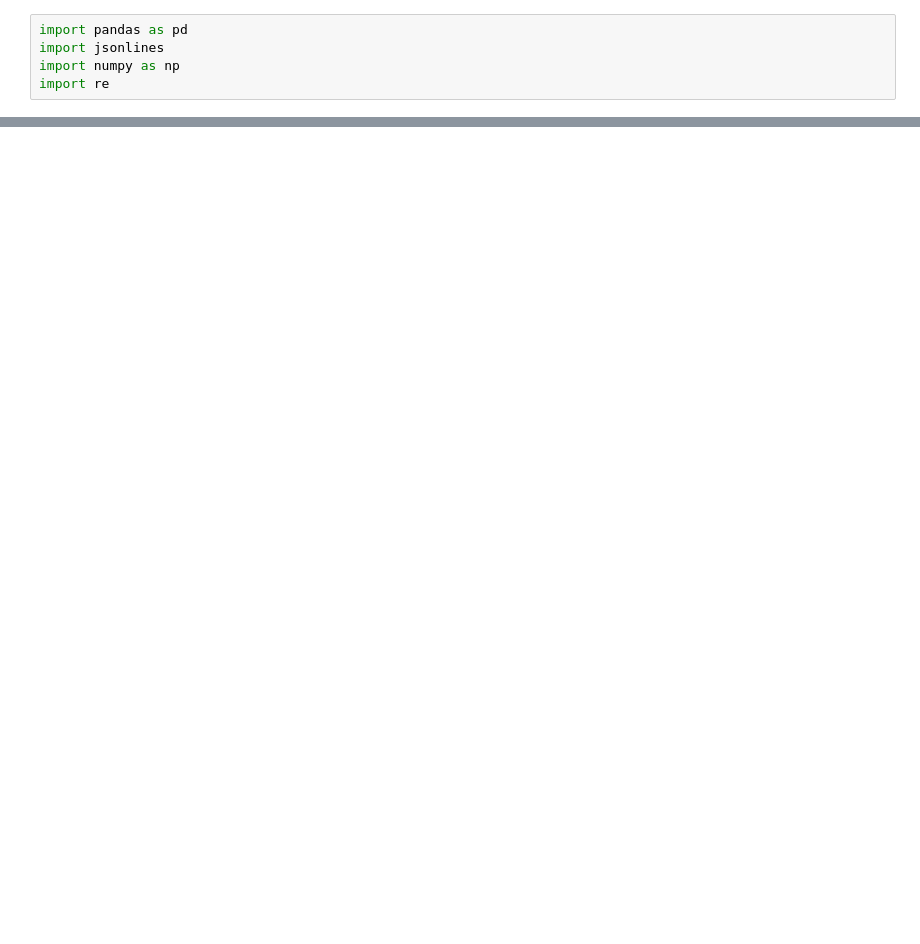
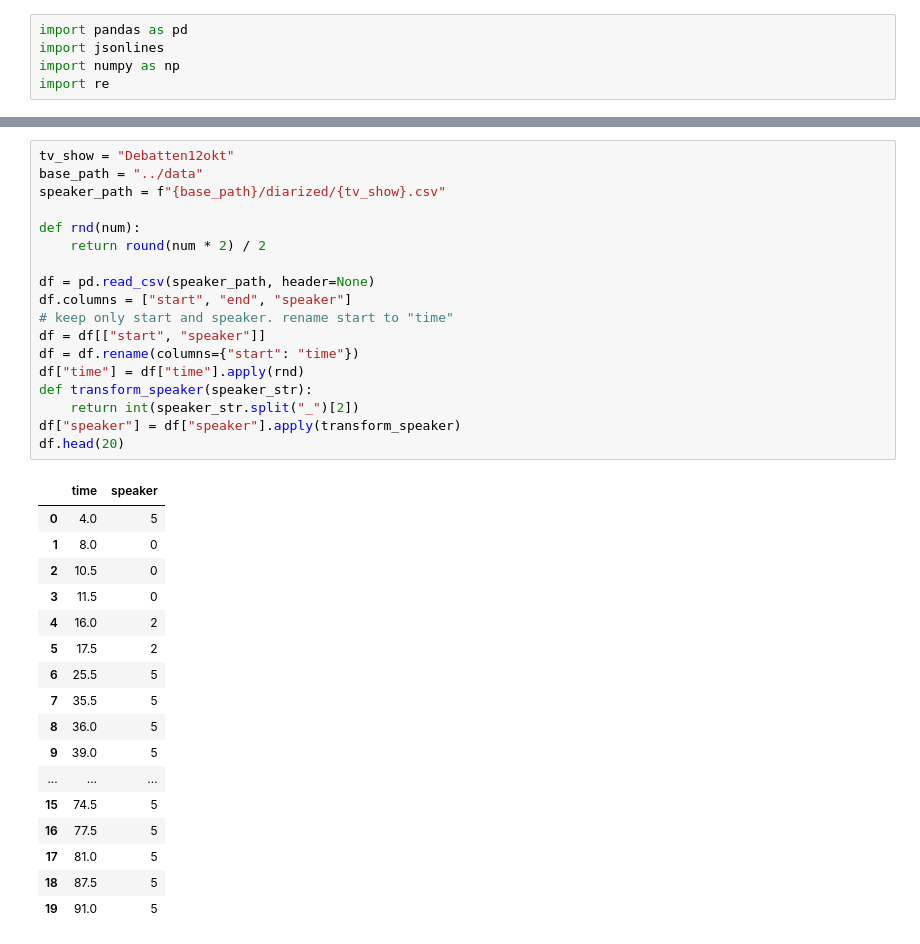
Before and after one commit to tollefj/asr-demos, a Jupyter notebook: app/utils/inspect_diarized.ipynb, the cells around one changed output, grey strips where cells are left out. Saved outputs shown, nothing was run; the diff lists cells and outputs as text; blank space fills up the shorter version.

```diff
--- a/app/utils/inspect_diarized.ipynb
+++ b/app/utils/inspect_diarized.ipynb
@@ -141,0 +132,36 @@ new_df.tail(50)
+# %%
+tv_show = "Debatten12okt"
+base_path = "../data"
+speaker_path = f"{base_path}/diarized/{tv_show}.csv"
+
+def rnd(num):
+    return round(num * 2) / 2
+
+df = pd.read_csv(speaker_path, header=None)
+df.columns = ["start", "end", "speaker"]
+# keep only start and speaker. rename start to "time"
+df = df[["start", "speaker"]]
+df = df.rename(columns={"start": "time"})
+df["time"] = df["time"].apply(rnd)
+def transform_speaker(speaker_str):
+    return int(speaker_str.split("_")[2])
+df["speaker"] = df["speaker"].apply(transform_speaker)
+df.head(20)
+# %% [output]
+|  | time | speaker |
+| 0 | 4.0 | 5 |
+| 1 | 8.0 | 0 |
+| 2 | 10.5 | 0 |
+| 3 | 11.5 | 0 |
+| 4 | 16.0 | 2 |
+| 5 | 17.5 | 2 |
+| 6 | 25.5 | 5 |
+| 7 | 35.5 | 5 |
+| 8 | 36.0 | 5 |
+| 9 | 39.0 | 5 |
+| ... | ... | ... |
+| 15 | 74.5 | 5 |
+| 16 | 77.5 | 5 |
+| 17 | 81.0 | 5 |
+| 18 | 87.5 | 5 |
+| 19 | 91.0 | 5 |
```
Also changed, not shown: parts of 5 cells of this notebook, 3 other files.
